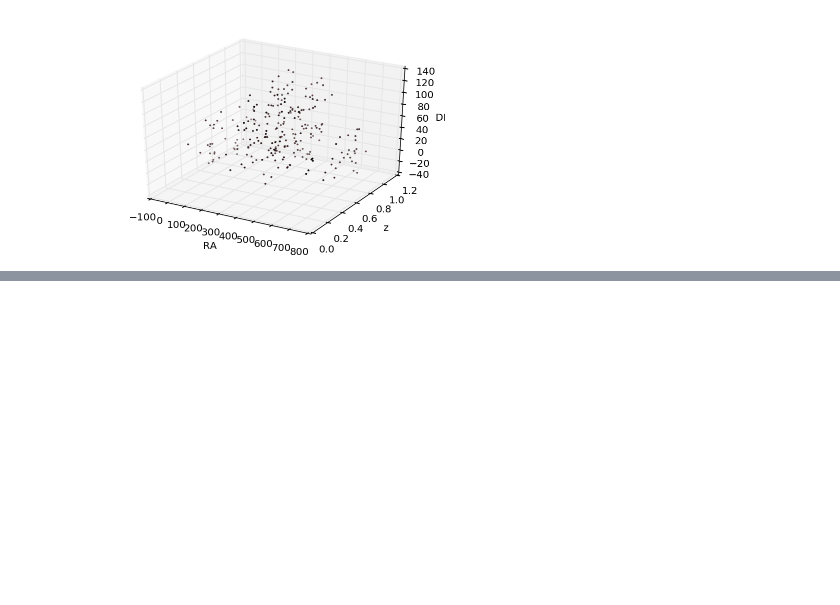
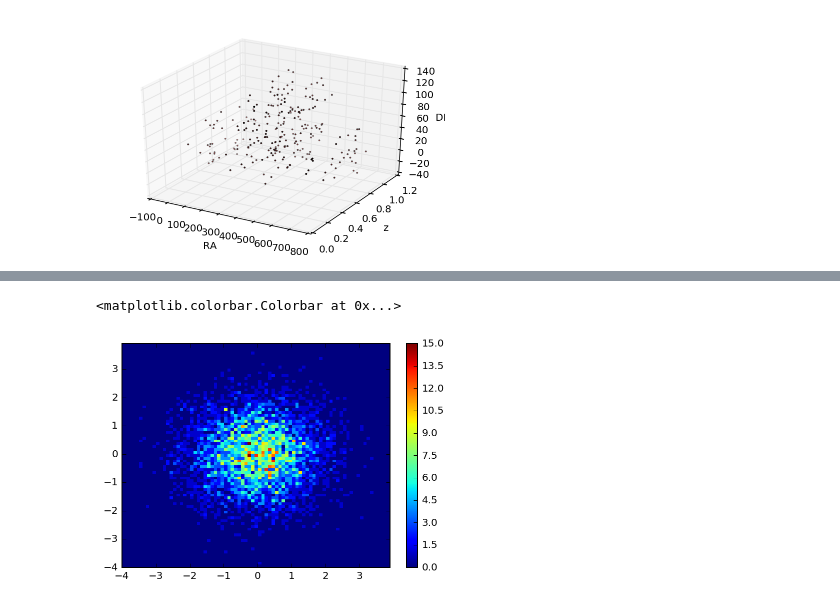
Before and after one commit to clusteron/comparison, a Jupyter notebook: table.ipynb, the cells around one changed output, grey strips where cells are left out. Cells and saved outputs as stored; diff of their text form; code cells hidden in the pictures; blank space fills up the shorter version.

```diff
--- a/table.ipynb
+++ b/table.ipynb
@@ -648,0 +674,6 @@ Plot ra, dec and z - 3d - match
+# %%
+h2dm = plt.hist2d(xm, ym, bins=[np.arange(-4, 4, .1), np.arange(-4, 4, .1)])
+plt.colorbar()
+# %% [output]
+<matplotlib.colorbar.Colorbar at 0x...>
+[figure, added]
```
Also changed, not shown: parts of 8 cells of this notebook.
